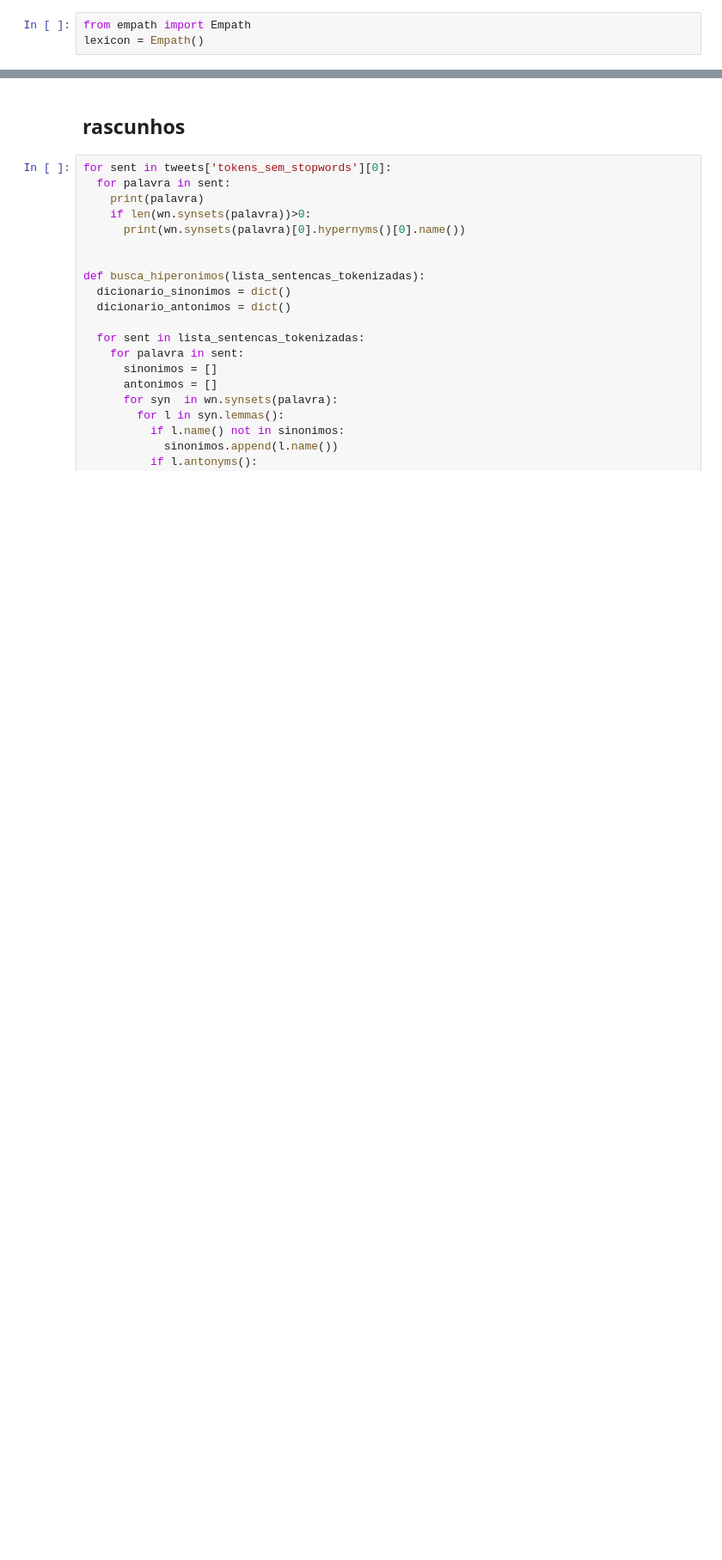
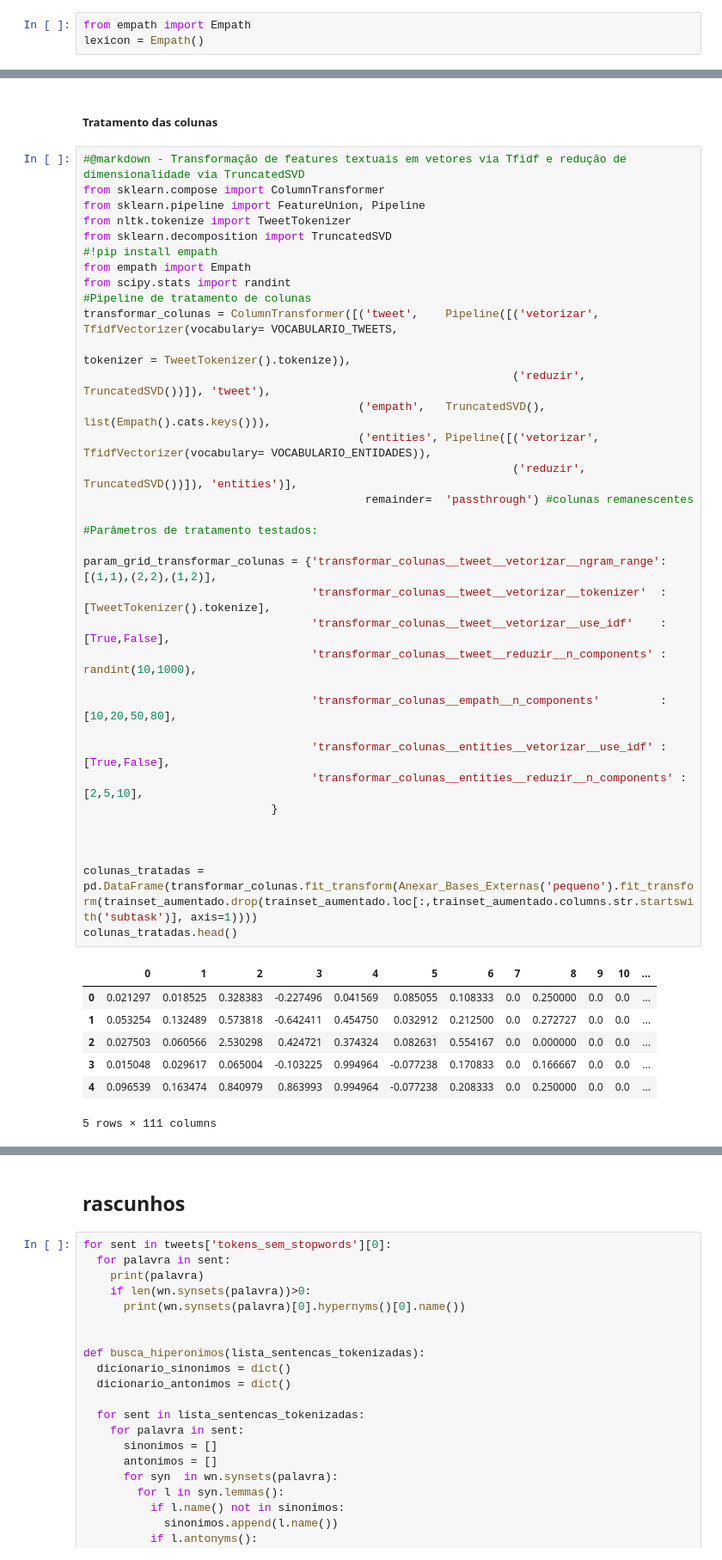
Before and after one commit to eduardodut/Mineracao_dados_textos_web, a Jupyter notebook: projeto01_equipe01.ipynb, the cells around one changed output, grey strips where cells are left out. Shown at 86% size. Saved outputs shown, nothing was run; the diff lists cells and outputs as text; blank space fills up the shorter version.

```diff
--- a/projeto01_equipe01.ipynb
+++ b/projeto01_equipe01.ipynb
@@ -1105,0 +757,45 @@ random_search.best_params_
+# %% [markdown]
+##### Tratamento das colunas
+# %%
+#@markdown - Transformação de features textuais em vetores via Tfidf e redução de dimensionalidade via TruncatedSVD
+from sklearn.compose import ColumnTransformer
+from sklearn.pipeline import FeatureUnion, Pipeline
+from nltk.tokenize import TweetTokenizer
+from sklearn.decomposition import TruncatedSVD
+#!pip install empath
+from empath import Empath
+from scipy.stats import randint
+#Pipeline de tratamento de colunas
+transformar_colunas = ColumnTransformer([('tweet',    Pipeline([('vetorizar',  TfidfVectorizer(vocabulary= VOCABULARIO_TWEETS,
+                                                                                               tokenizer = TweetTokenizer().tokenize)),
+                                                                ('reduzir',    TruncatedSVD())]), 'tweet'),
+                                         ('empath',   TruncatedSVD(),          list(Empath().cats.keys())),
+                                         ('entities', Pipeline([('vetorizar',  TfidfVectorizer(vocabulary= VOCABULARIO_ENTIDADES)),
+                                                                ('reduzir',    TruncatedSVD())]), 'entities')],
+                                          remainder=  'passthrough') #colunas remanescentes
+
+#Parâmetros de tratamento testados:
+
+param_grid_transformar_colunas = {'transformar_colunas__tweet__vetorizar__ngram_range': [(1,1),(2,2),(1,2)],
+                                  'transformar_colunas__tweet__vetorizar__tokenizer'  : [TweetTokenizer().tokenize],
+                                  'transformar_colunas__tweet__vetorizar__use_idf'    : [True,False],
+                                  'transformar_colunas__tweet__reduzir__n_components' : randint(10,1000),
+
+                                  'transformar_colunas__empath__n_components'         : [10,20,50,80],
+
+                                  'transformar_colunas__entities__vetorizar__use_idf' : [True,False],
+                                  'transformar_colunas__entities__reduzir__n_components' : [2,5,10],
+                            }
+
+
+
+colunas_tratadas = pd.DataFrame(transformar_colunas.fit_transform(Anexar_Bases_Externas('pequeno').fit_transform(trainset_aumentado.drop(trainset_aumentado.loc[:,trainset_aumentado.columns.str.startswith('subtask')], axis=1))))
+colunas_tratadas.head()
+# %% [output]
+|  | 0 | 1 | 2 | 3 | 4 | 5 | 6 | 7 | 8 | 9 | 10 | ... |
+| 0 | 0.021297 | 0.018525 | 0.328383 | -0.227496 | 0.041569 | 0.085055 | 0.108333 | 0.0 | 0.250000 | 0.0 | 0.0 | ... |
+| 1 | 0.053254 | 0.132489 | 0.573818 | -0.642411 | 0.454750 | 0.032912 | 0.212500 | 0.0 | 0.272727 | 0.0 | 0.0 | ... |
+| 2 | 0.027503 | 0.060566 | 2.530298 | 0.424721 | 0.374324 | 0.082631 | 0.554167 | 0.0 | 0.000000 | 0.0 | 0.0 | ... |
+| 3 | 0.015048 | 0.029617 | 0.065004 | -0.103225 | 0.994964 | -0.077238 | 0.170833 | 0.0 | 0.166667 | 0.0 | 0.0 | ... |
+| 4 | 0.096539 | 0.163474 | 0.840979 | 0.863993 | 0.994964 | -0.077238 | 0.208333 | 0.0 | 0.250000 | 0.0 | 0.0 | ... |
+5 rows × 111 columns
```
Also changed, not shown: parts of 100 cells of this notebook.
